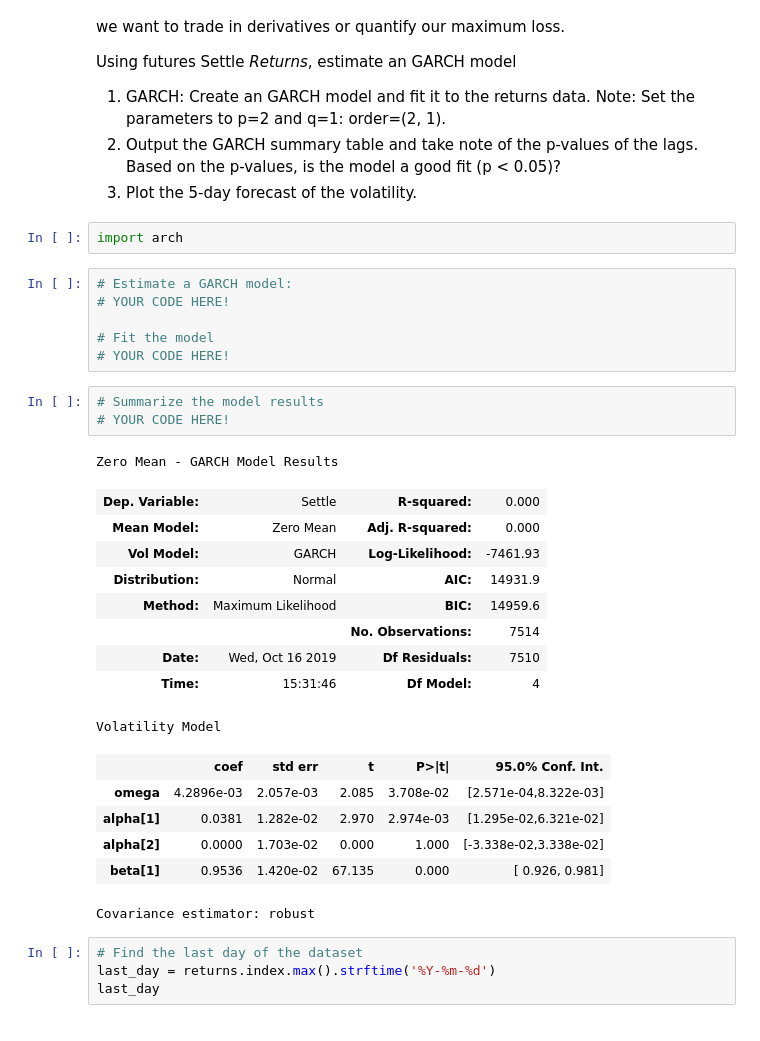
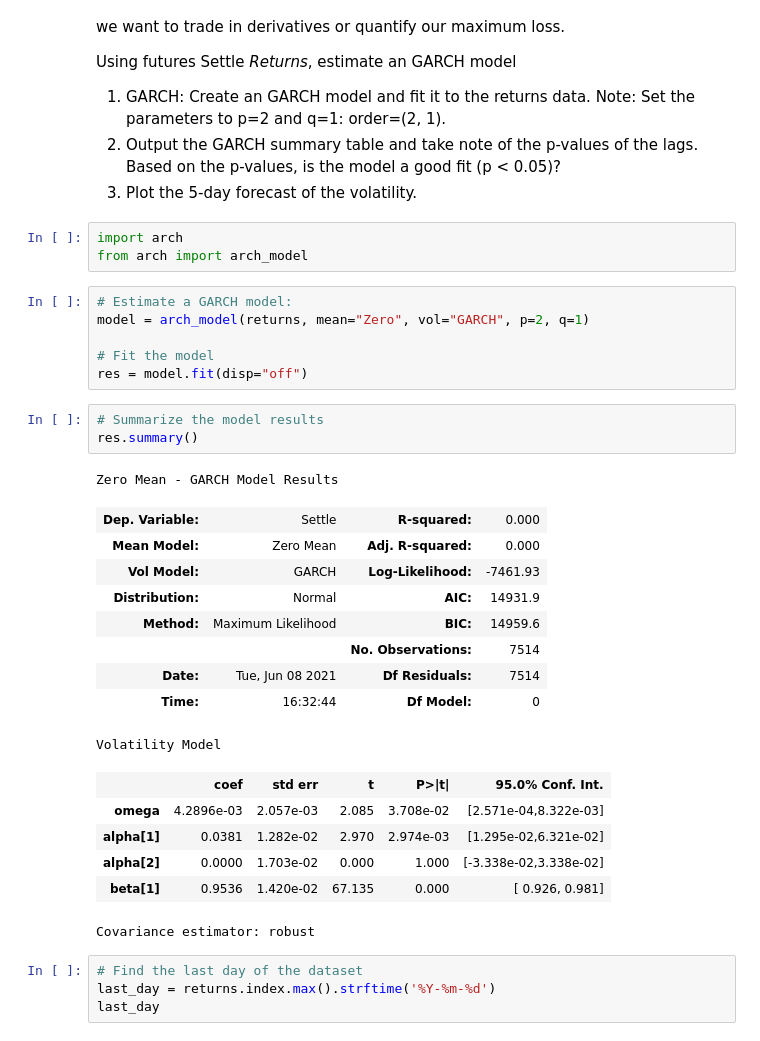
Before and after one commit to Mikhara/Unit-10-A-Yen-for-the-Future, a Jupyter notebook: homework/Starter_Code/time_series_analysis.ipynb, the cells around one changed output. Cells and saved outputs as stored; diff of their text form.

```diff
--- a/homework/Starter_Code/time_series_analysis.ipynb
+++ b/homework/Starter_Code/time_series_analysis.ipynb
@@ -232,25 +255,26 @@ Using futures Settle *Returns*, estimate an GARCH model
 3. Plot the 5-day forecast of the volatility.
 # %%
 import arch
+from arch import arch_model
-# %%
-# Estimate a GARCH model:
-# YOUR CODE HERE!
-
-# Fit the model
-# YOUR CODE HERE!
+# %%
+# Estimate a GARCH model:
+model = arch_model(returns, mean="Zero", vol="GARCH", p=2, q=1)
+
+# Fit the model
+res = model.fit(disp="off")
 # %%
 # Summarize the model results
-# YOUR CODE HERE!
+res.summary()
 # %% [output]
 Zero Mean - GARCH Model Results
 | Dep. Variable: | Settle | R-squared: | 0.000 |
 | Mean Model: | Zero Mean | Adj. R-squared: | 0.000 |
 | Vol Model: | GARCH | Log-Likelihood: | -7461.93 |
 | Distribution: | Normal | AIC: | 14931.9 |
 | Method: | Maximum Likelihood | BIC: | 14959.6 |
 |  |  | No. Observations: | 7514 |
-| Date: | Wed, Oct 16 2019 | Df Residuals: | 7510 |
-| Time: | 15:31:46 | Df Model: | 4 |
+| Date: | Tue, Jun 08 2021 | Df Residuals: | 7514 |
+| Time: | 16:32:44 | Df Model: | 0 |
 Volatility Model
 |  | coef | std err | t | P>|t| | 95.0% Conf. Int. |
 | omega | 4.2896e-03 | 2.057e-03 | 2.085 | 3.708e-02 | [2.571e-04,8.322e-03] |
```
Also changed, not shown: parts of 15 cells of this notebook, 3 other files.
